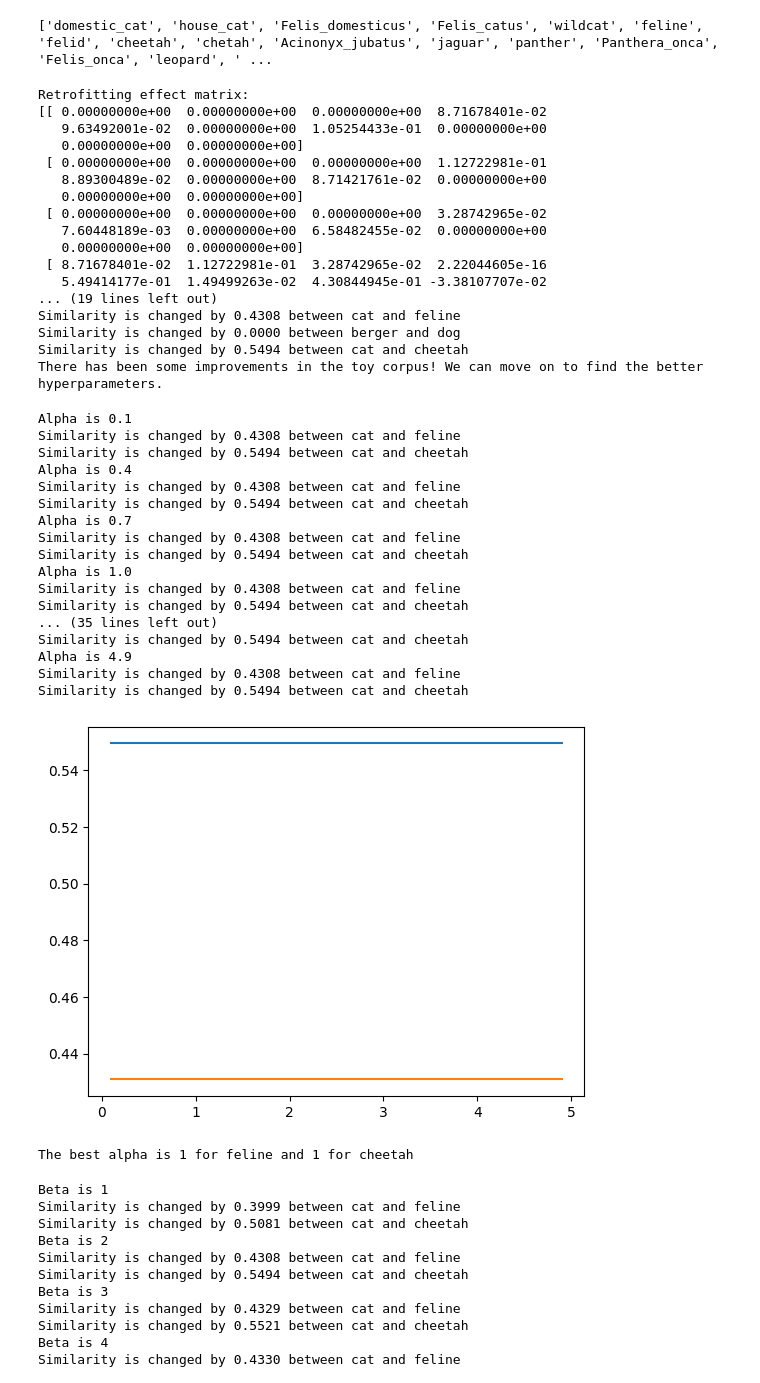
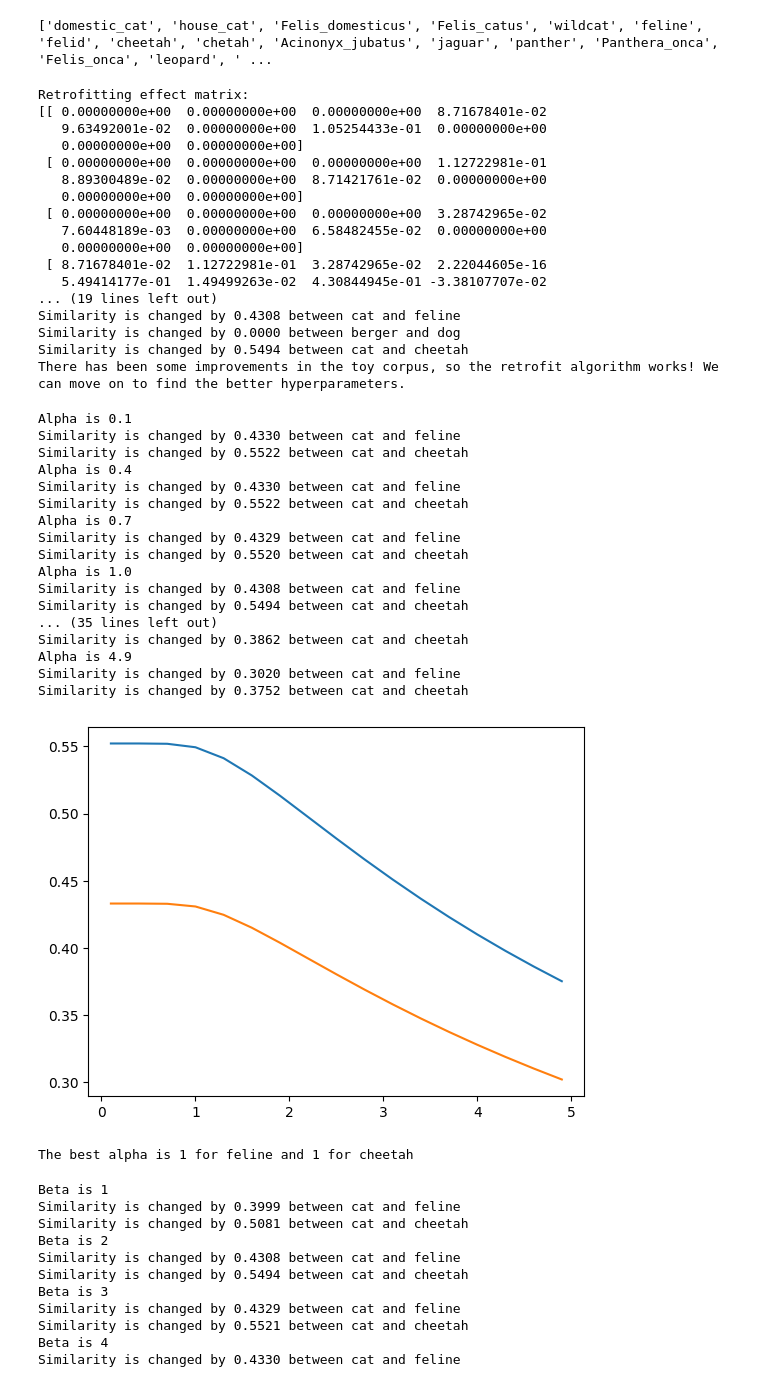
Before and after one commit to HIEUNT1610/ML2-Project, a Jupyter notebook: Work/Algorithm.ipynb, the cells around one changed output. Drawn from its saved outputs; the diff is of its cells as text; code cells hidden in the pictures.

Commit message:
update 24/5: not sure why similarity lowered

```diff
--- a/Work/Algorithm.ipynb
+++ b/Work/Algorithm.ipynb
@@ -85,9 +85,9 @@ for i in range(len(vec_toy_corpus)):
         similarity_matrix[i][j] = cosine_similarity(vec_toy_corpus[i], vec_toy_corpus[j])
 
 # Print the cosine similarity matrix:
-for i in range(len(vec_toy_corpus)):
-    for j in range(len(vec_toy_corpus)):
-        print(f'Similarity between {toy_corpus[i]} and {toy_corpus[j]} is {similarity_matrix[i][j]:.4f}')
+#for i in range(len(vec_toy_corpus)):
+#    for j in range(len(vec_toy_corpus)):
+#        print(f'Similarity between {toy_corpus[i]} and {toy_corpus[j]} is {similarity_matrix[i][j]:.4f}')
 # %% [output]
 Similarity between frog and frog is 1.0000
 Similarity between frog and toad is 0.8230
@@ -209,8 +209,8 @@ for i in range(len(vec_toy_corpus)):
 
 # Print the cosine similarity matrix:
 retrofit_effect_matrix = retro_similarity_matrix - similarity_matrix
-print('Retrofitting effect matrix: ')
-print(retrofit_effect_matrix)
+#print('Retrofitting effect matrix: ')
+#print(retrofit_effect_matrix)
 
 
 print(f'Similarity is changed by {retrofit_effect_matrix[3][6]:.4f} between {toy_corpus[3]} and {toy_corpus[6]}')
@@ -235,48 +235,48 @@ Retrofitting effect matrix:
 Similarity is changed by 0.4308 between cat and feline
 Similarity is changed by 0.0000 between berger and dog
 Similarity is changed by 0.5494 between cat and cheetah
-There has been some improvements in the toy corpus! We can move on to find the better hyperparameters.
+There has been some improvements in the toy corpus, so the retrofit algorithm works! We can move on to find the better hyperparameters.
 # %%
 # Test different hyperparameters:
 # Test alpha:
 improvement_cheetah = []
 improvement_feline = []
 for alpha in np.arange(0.1, 5.1, 0.3):
     newWordVecs = retrofit(toy_wordVecs, lexicon, numIters = 10, alpha = alpha, beta = 2)
     retro_similarity_matrix = np.zeros((len(vec_toy_corpus), len(vec_toy_corpus)))
     for i in range(len(vec_toy_corpus)):
         for j in range(len(vec_toy_corpus)):
             retro_similarity_matrix[i][j] = cosine_similarity(newWordVecs[toy_corpus[i]], newWordVecs[toy_corpus[j]])
     print(f'Alpha is {alpha:.1f}')
-    print(f'Similarity is changed by {retrofit_effect_matrix[3][6]:.4f} between {toy_corpus[3]} and {toy_corpus[6]}')
-    print(f'Similarity is changed by {retrofit_effect_matrix[3][4]:.4f} between {toy_corpus[3]} and {toy_corpus[4]}')
-    improvement_feline.append(retrofit_effect_matrix[3][6])
-    improvement_cheetah.append(retrofit_effect_matrix[3][4])
+    print(f'Similarity is changed by {retro_similarity_matrix[3][6] - similarity_matrix[3][6]:.4f} between {toy_corpus[3]} and {toy_corpus[6]}')
+    print(f'Similarity is changed by {retro_similarity_matrix[3][4] - similarity_matrix[3][4]:.4f} between {toy_corpus[3]} and {toy_corpus[4]}')
+    improvement_feline.append(retro_similarity_matrix[3][6] - similarity_matrix[3][6])
+    improvement_cheetah.append(retro_similarity_matrix[3][4] - similarity_matrix[3][4])
 
 # Plot the results:
 plt.plot(np.arange(0.1, 5.1, 0.3), improvement_cheetah, label = 'cheetah')
 plt.plot(np.arange(0.1, 5.1, 0.3), improvement_feline, label = 'feline')
 plt.show()
 print(f"The best alpha is {np.argmax(improvement_feline) + 1} for feline and {np.argmax(improvement_cheetah) + 1} for cheetah")
 # %% [output]
 Alpha is 0.1
-Similarity is changed by 0.4308 between cat and feline
-Similarity is changed by 0.5494 between cat and cheetah
+Similarity is changed by 0.4330 between cat and feline
+Similarity is changed by 0.5522 between cat and cheetah
 Alpha is 0.4
-Similarity is changed by 0.4308 between cat and feline
-Similarity is changed by 0.5494 between cat and cheetah
+Similarity is changed by 0.4330 between cat and feline
+Similarity is changed by 0.5522 between cat and cheetah
 Alpha is 0.7
-Similarity is changed by 0.4308 between cat and feline
-Similarity is changed by 0.5494 between cat and cheetah
+Similarity is changed by 0.4329 between cat and feline
+Similarity is changed by 0.5520 between cat and cheetah
 Alpha is 1.0
 Similarity is changed by 0.4308 between cat and feline
 Similarity is changed by 0.5494 between cat and cheetah
 ... (35 lines left out)
-Similarity is changed by 0.5494 between cat and cheetah
+Similarity is changed by 0.3862 between cat and cheetah
 Alpha is 4.9
-Similarity is changed by 0.4308 between cat and feline
-Similarity is changed by 0.5494 between cat and cheetah
+Similarity is changed by 0.3020 between cat and feline
+Similarity is changed by 0.3752 between cat and cheetah
-[figure, old version]
+[figure, new version]
 The best alpha is 1 for feline and 1 for cheetah
 # %%
 # Test beta:
```
Also changed, not shown: parts of 4 cells of this notebook, 1 other file.
